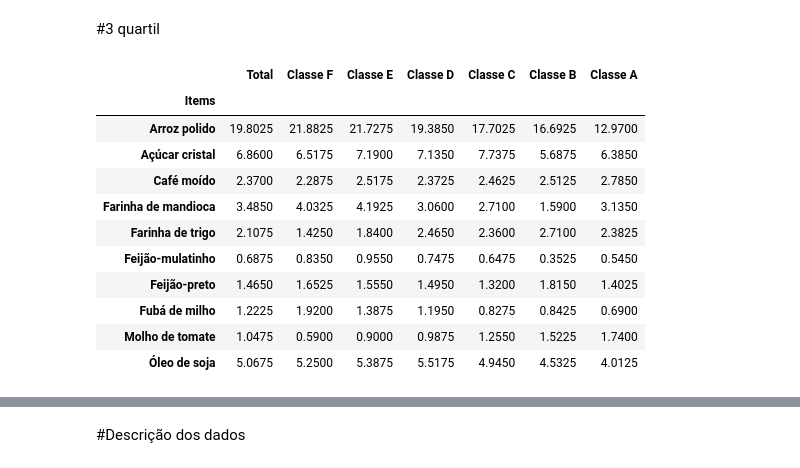
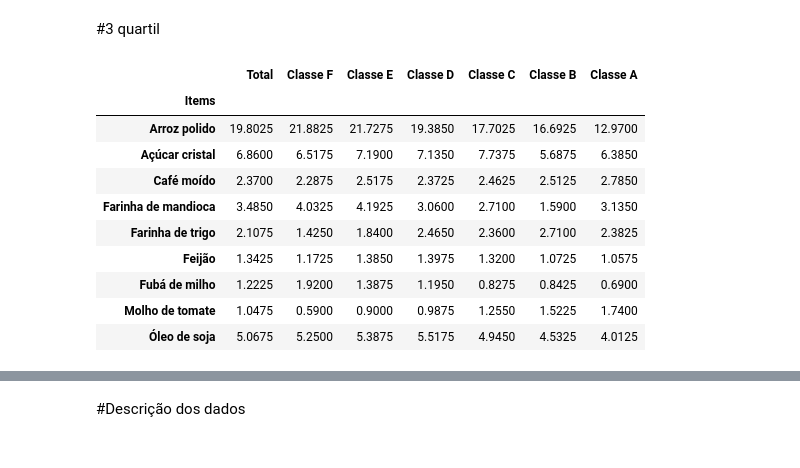
Before and after one commit to O-PY-THA-ON/dcc---fellowship-ci-ncia-de-dados, a Jupyter notebook: Análise_Estatística_EDA_DCC-1_1.ipynb, the cells around one changed output, grey strips where cells are left out. Saved outputs shown, nothing was run; the diff lists cells and outputs as text; code cells hidden in the pictures.

```diff
--- a/Análise_Estatística_EDA_DCC-1_1.ipynb
+++ b/Análise_Estatística_EDA_DCC-1_1.ipynb
@@ -254,18 +257,18 @@ consumo.groupby('Items')[['Total', 'Classe F', 'Classe E', 'Classe D',
 # %% [markdown]
 #3 quartil
 # %%
-consumo.groupby('Items')[['Total', 'Classe F', 'Classe E', 'Classe D',
+q3=consumo.groupby('Items')[['Total', 'Classe F', 'Classe E', 'Classe D',
        'Classe C', 'Classe B', 'Classe A']].quantile(0.75)
+q3
 # %% [output]
 |  | Total | Classe F | Classe E | Classe D | Classe C | Classe B | Classe A |
 | Items |  |  |  |  |  |  |  |
 | Arroz polido | 19.8025 | 21.8825 | 21.7275 | 19.3850 | 17.7025 | 16.6925 | 12.9700 |
 | Açúcar cristal | 6.8600 | 6.5175 | 7.1900 | 7.1350 | 7.7375 | 5.6875 | 6.3850 |
 | Café moído | 2.3700 | 2.2875 | 2.5175 | 2.3725 | 2.4625 | 2.5125 | 2.7850 |
 | Farinha de mandioca | 3.4850 | 4.0325 | 4.1925 | 3.0600 | 2.7100 | 1.5900 | 3.1350 |
 | Farinha de trigo | 2.1075 | 1.4250 | 1.8400 | 2.4650 | 2.3600 | 2.7100 | 2.3825 |
-| Feijão-mulatinho | 0.6875 | 0.8350 | 0.9550 | 0.7475 | 0.6475 | 0.3525 | 0.5450 |
-| Feijão-preto | 1.4650 | 1.6525 | 1.5550 | 1.4950 | 1.3200 | 1.8150 | 1.4025 |
+| Feijão | 1.3425 | 1.1725 | 1.3850 | 1.3975 | 1.3200 | 1.0725 | 1.0575 |
 | Fubá de milho | 1.2225 | 1.9200 | 1.3875 | 1.1950 | 0.8275 | 0.8425 | 0.6900 |
 | Molho de tomate | 1.0475 | 0.5900 | 0.9000 | 0.9875 | 1.2550 | 1.5225 | 1.7400 |
 | Óleo de soja | 5.0675 | 5.2500 | 5.3875 | 5.5175 | 4.9450 | 4.5325 | 4.0125 |
```
Also changed, not shown: parts of 33 cells of this notebook.
